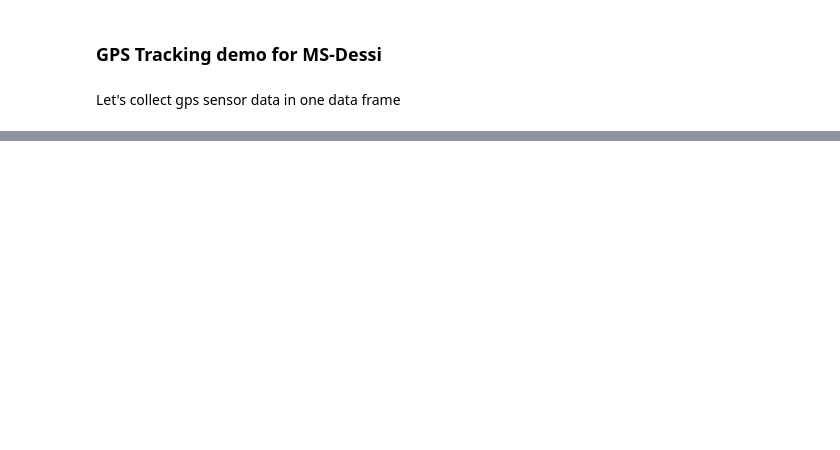
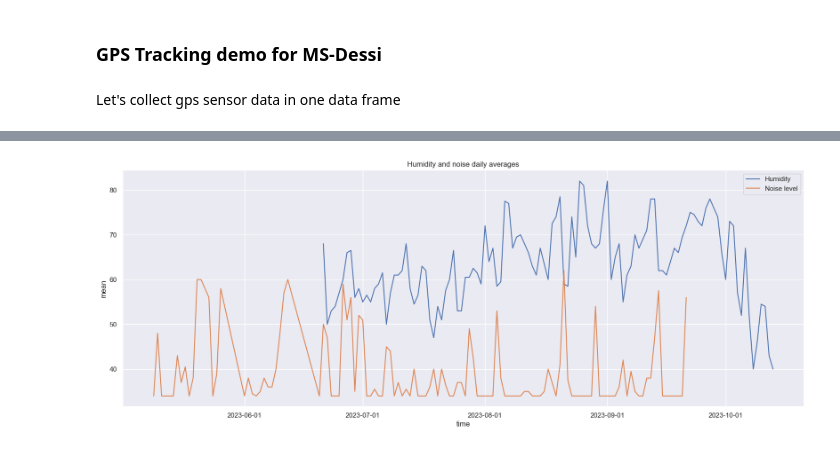
Before and after one commit to iot-lnu/iotlab-smart-ferry, a Jupyter notebook: Dessi-demo.ipynb, the cells around one changed output, grey strips where cells are left out. Cells and saved outputs as stored; diff of their text form; code cells hidden in the pictures; blank space fills up the shorter version.

```diff
--- a/Dessi-demo.ipynb
+++ b/Dessi-demo.ipynb
@@ -62,0 +169,4 @@ Total distance as summed between points in track:
+# %%
+df4 = pd.read_csv('ms-dessi-data/data_noiseLevelAverage_cafe.csv')
+df4['time'] = pd.to_datetime(df4['time'], format='mixed')
+df4.head()
@@ -62,0 +195,22 @@ Total distance as summed between points in track:
+# %%
+# set date column as index if it's not
+df3 = df3.set_index('time')
+df4 = df4.set_index('time')
+# %%
+
+
+sns.set_theme(style="darkgrid")
+plt.figure (figsize = (20, 7))
+ax = plt.subplot()
+
+sns.lineplot(x="time", y="mean", data=df3[["mean"]].resample("1d").median(), label="Humidity")
+sns.lineplot(x="time", y="mean", data=df4[["mean"]].resample("1d").median(), label="Noise level")
+
+ax.xaxis.set_major_formatter(
+    matplotlib.dates.DateFormatter("%Y-%m-%d")
+)
+ax.set_title("Humidity and noise daily averages")
+ax.legend()
+plt.show()
+# %% [output]
+[figure, added]
```
Also changed, not shown: parts of 26 cells of this notebook.
